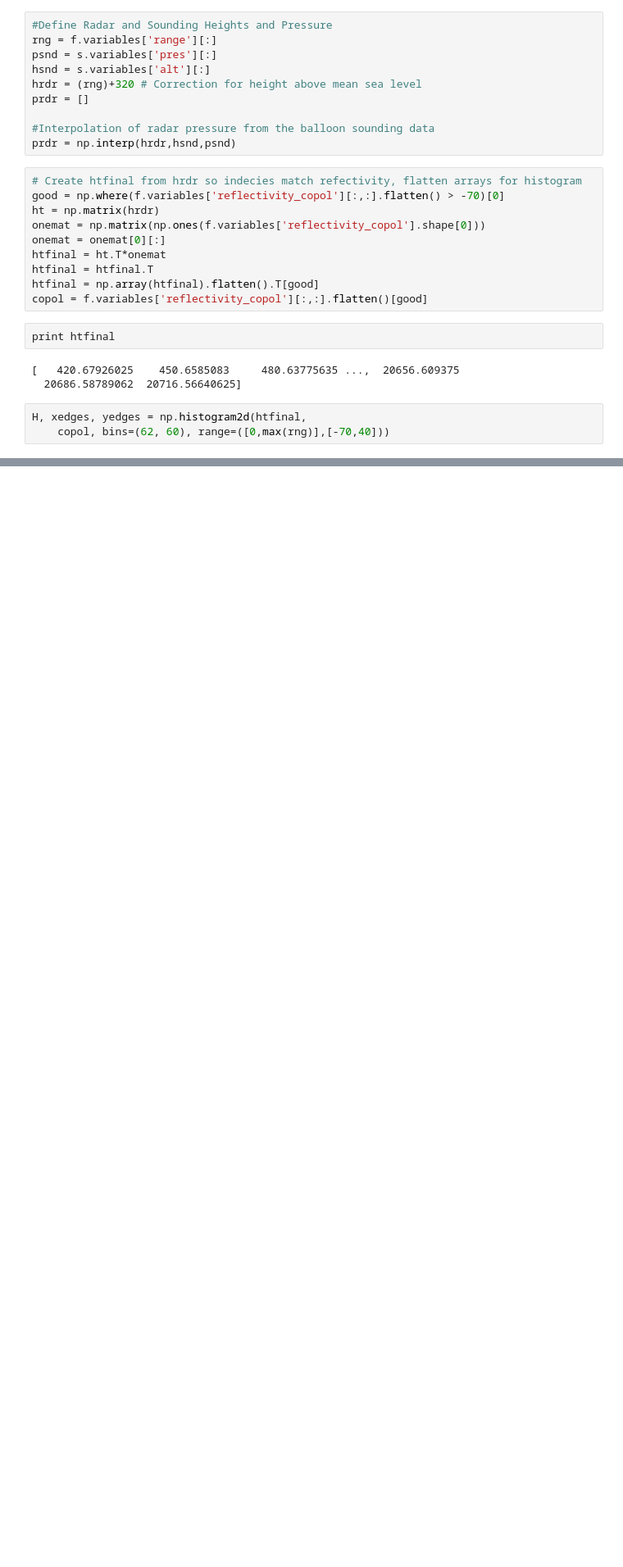
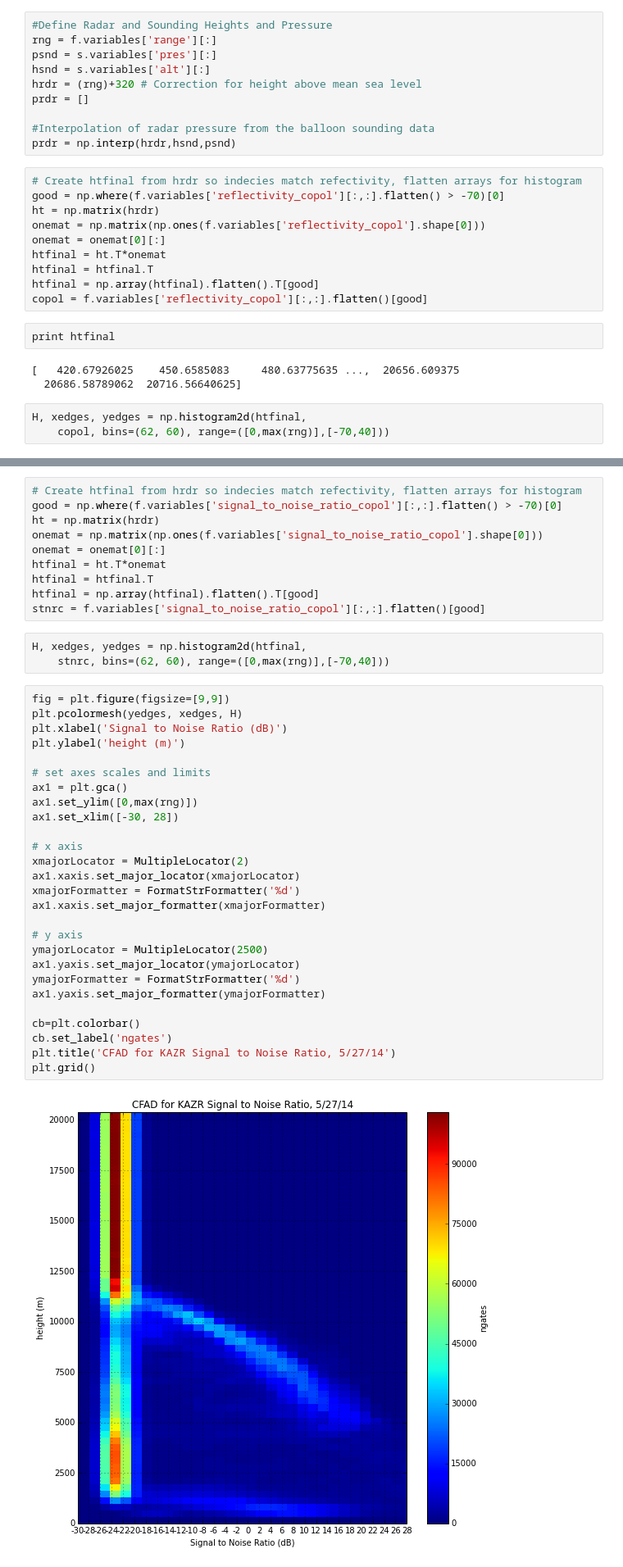
Before and after one commit to EVS-ATMOS/HRRR, a Jupyter notebook: notebooks/NetCDF CFAD.ipynb, the cells around one changed output, grey strips where cells are left out. Shown: that part at 82% size. Saved outputs shown, nothing was run; the diff lists cells and outputs as text; blank space fills up the shorter version.

```diff
--- a/notebooks/NetCDF CFAD.ipynb
+++ b/notebooks/NetCDF CFAD.ipynb
@@ -70,0 +73,42 @@ plt.title('CFAD for KAZR, 5/27/14')
+# %%
+# Create htfinal from hrdr so indecies match refectivity, flatten arrays for histogram
+good = np.where(f.variables['signal_to_noise_ratio_copol'][:,:].flatten() > -70)[0]
+ht = np.matrix(hrdr)
+onemat = np.matrix(np.ones(f.variables['signal_to_noise_ratio_copol'].shape[0]))
+onemat = onemat[0][:]
+htfinal = ht.T*onemat
+htfinal = htfinal.T
+htfinal = np.array(htfinal).flatten().T[good]
+stnrc = f.variables['signal_to_noise_ratio_copol'][:,:].flatten()[good]
+# %%
+H, xedges, yedges = np.histogram2d(htfinal,
+    stnrc, bins=(62, 60), range=([0,max(rng)],[-70,40]))
+# %%
+fig = plt.figure(figsize=[9,9])
+plt.pcolormesh(yedges, xedges, H)
+plt.xlabel('Signal to Noise Ratio (dB)')
+plt.ylabel('height (m)')
+
+# set axes scales and limits
+ax1 = plt.gca()
+ax1.set_ylim([0,max(rng)])
+ax1.set_xlim([-30, 28])
+
+# x axis
+xmajorLocator = MultipleLocator(2)
+ax1.xaxis.set_major_locator(xmajorLocator)
+xmajorFormatter = FormatStrFormatter('%d')
+ax1.xaxis.set_major_formatter(xmajorFormatter)
+
+# y axis
+ymajorLocator = MultipleLocator(2500)
+ax1.yaxis.set_major_locator(ymajorLocator)
+ymajorFormatter = FormatStrFormatter('%d')
+ax1.yaxis.set_major_formatter(ymajorFormatter)
+
+cb=plt.colorbar()
+cb.set_label('ngates')
+plt.title('CFAD for KAZR Signal to Noise Ratio, 5/27/14')
+plt.grid()
+# %% [output]
+[figure, added]
```
Also changed, not shown: parts of 2 cells of this notebook, 4 other files.
